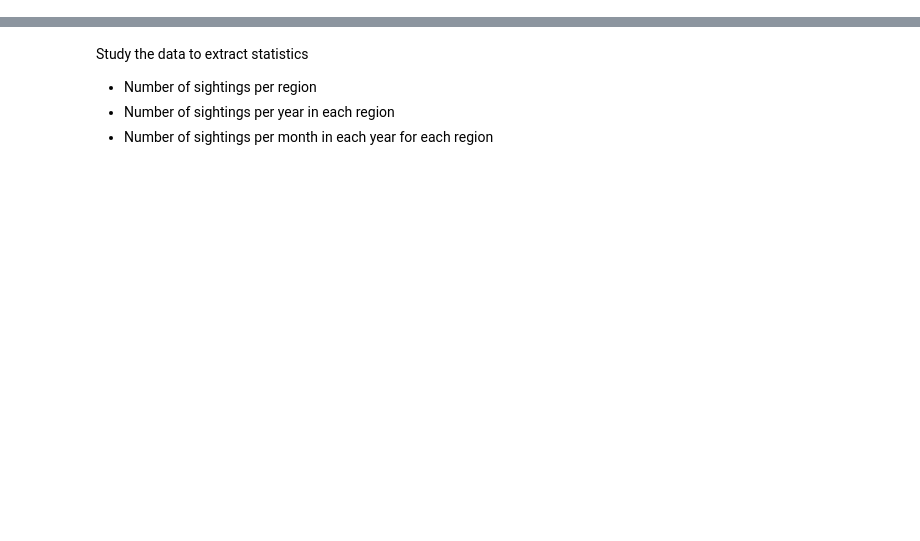
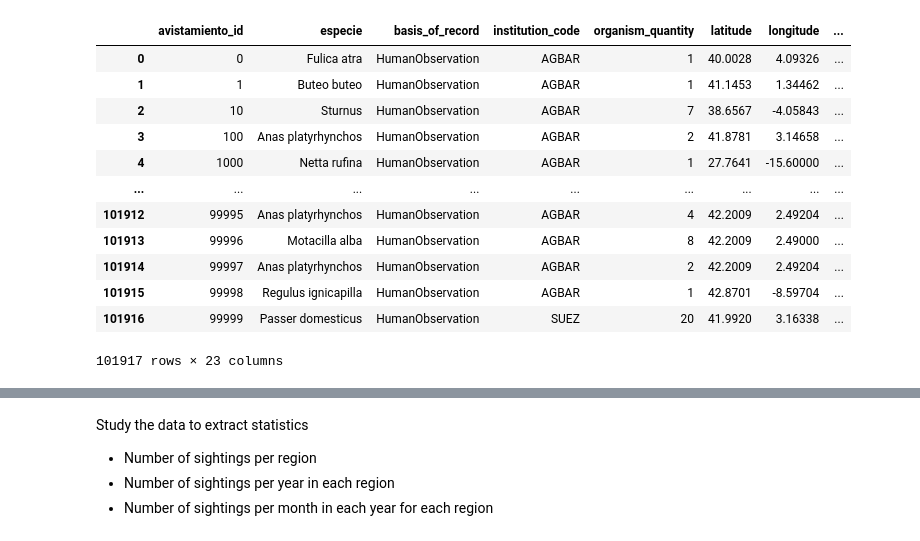
Before and after one commit to jhwan818/BD, a Jupyter notebook: projecte/dataAnalytics.ipynb, the cells around one changed output, grey strips where cells are left out. Cells and saved outputs as stored; diff of their text form; code cells hidden in the pictures; blank space fills up the shorter version.

```diff
--- a/projecte/dataAnalytics.ipynb
+++ b/projecte/dataAnalytics.ipynb
@@ -228,0 +35,23 @@ avistamiento
+# %%
+cnx = mysql.connector.connect(user='root', password='P@t020231202', database='mydb')
+cursor = cnx.cursor()
+
+query = "SELECT * from avistamiento"
+
+avistamiento = pd.read_sql_query(query,cnx)
+
+avistamiento
+# %% [output]
+|  | avistamiento_id | especie | basis_of_record | institution_code | organism_quantity | latitude | longitude | ... |
+| 0 | 0 | Fulica atra | HumanObservation | AGBAR | 1 | 40.0028 | 4.09326 | ... |
+| 1 | 1 | Buteo buteo | HumanObservation | AGBAR | 1 | 41.1453 | 1.34462 | ... |
+| 2 | 10 | Sturnus | HumanObservation | AGBAR | 7 | 38.6567 | -4.05843 | ... |
+| 3 | 100 | Anas platyrhynchos | HumanObservation | AGBAR | 2 | 41.8781 | 3.14658 | ... |
+| 4 | 1000 | Netta rufina | HumanObservation | AGBAR | 1 | 27.7641 | -15.60000 | ... |
+| ... | ... | ... | ... | ... | ... | ... | ... | ... |
+| 101912 | 99995 | Anas platyrhynchos | HumanObservation | AGBAR | 4 | 42.2009 | 2.49204 | ... |
+| 101913 | 99996 | Motacilla alba | HumanObservation | AGBAR | 8 | 42.2009 | 2.49000 | ... |
+| 101914 | 99997 | Anas platyrhynchos | HumanObservation | AGBAR | 2 | 42.2009 | 2.49204 | ... |
+| 101915 | 99998 | Regulus ignicapilla | HumanObservation | AGBAR | 1 | 42.8701 | -8.59704 | ... |
+| 101916 | 99999 | Passer domesticus | HumanObservation | SUEZ | 20 | 41.9920 | 3.16338 | ... |
+101917 rows × 23 columns
```
Also changed, not shown: parts of 49 cells of this notebook, 2 other files.
